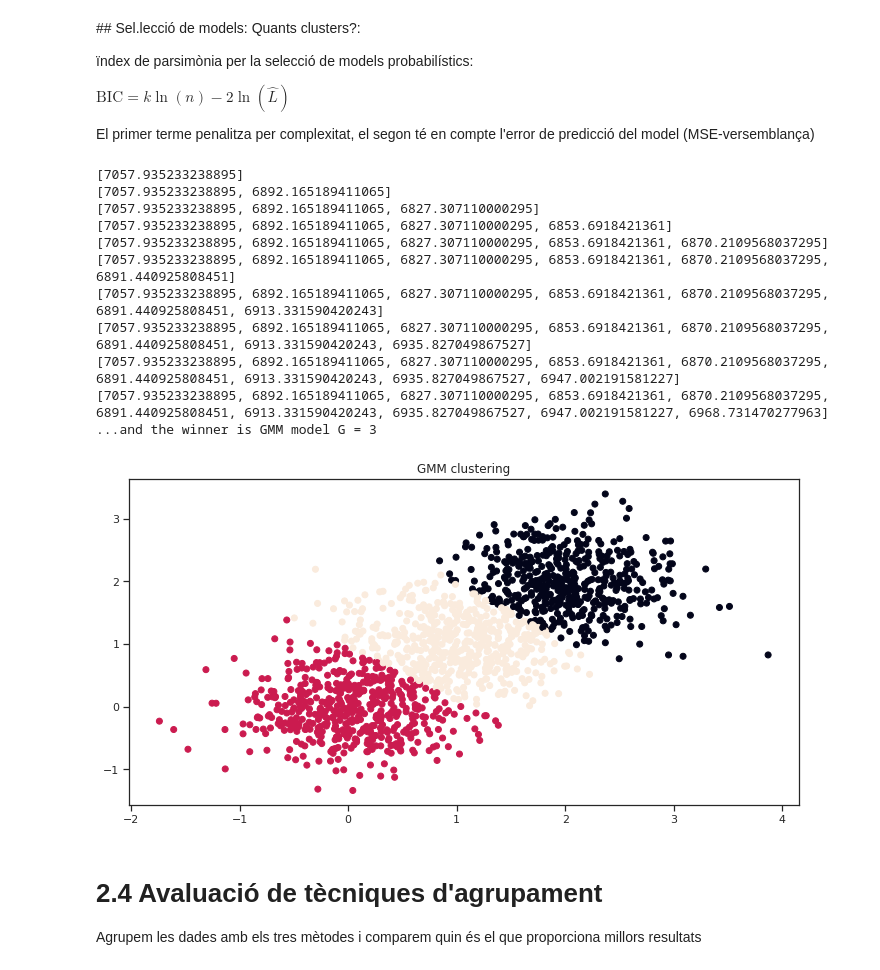
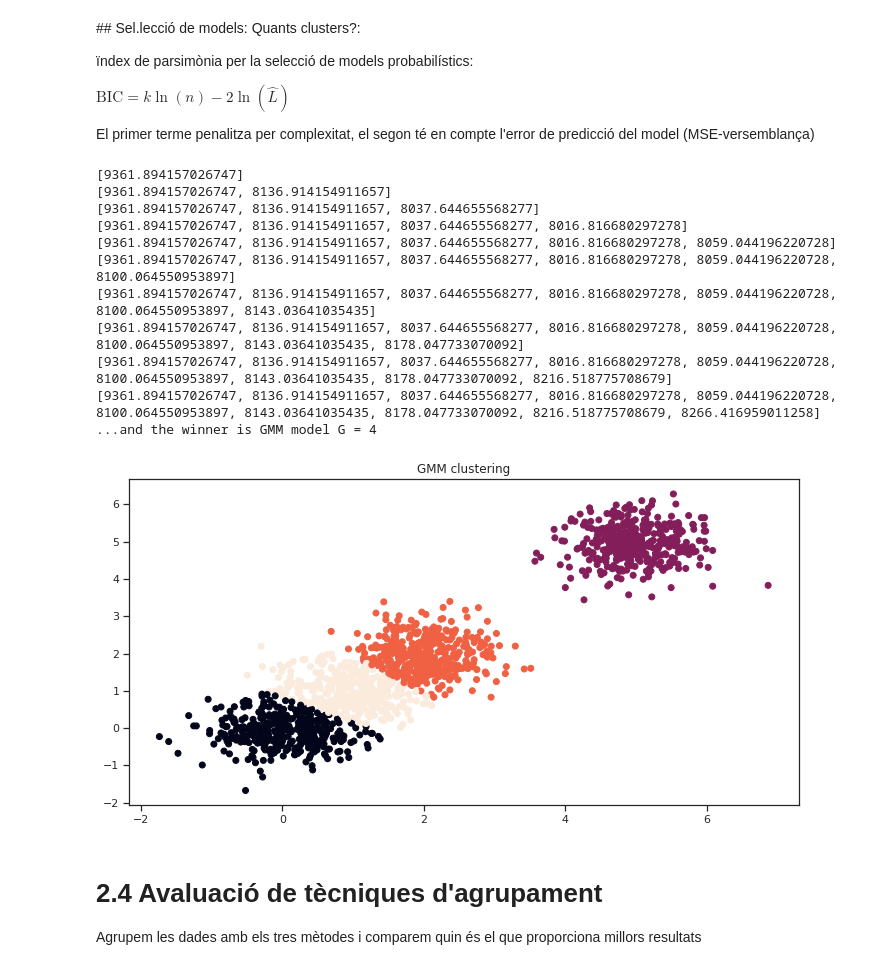
Before and after one commit to raulbenitez/introAI_ICE, a Jupyter notebook: Tema2_Tècniques_d'agrupament.ipynb, the cells around one changed output. Drawn from its saved outputs; the diff is of its cells as text; code cells hidden in the pictures.

```diff
--- a/Tema2_Tècniques_d'agrupament.ipynb
+++ b/Tema2_Tècniques_d'agrupament.ipynb
@@ -334,41 +343,41 @@ El primer terme penalitza per complexitat, el segon té en compte l'error de pre
 # %%
 from sklearn.datasets import make_blobs
 import numpy as np
 
-n_clusters = 3
+n_clusters = 4
 n_samples = 1500
 random_state = 170
-X, y = make_blobs(n_samples=n_samples, centers=[[1,1],[0,0],[2,2]], cluster_std = [0.5,0.5,0.5], n_features=2,random_state=random_state)
+X, y = make_blobs(n_samples=n_samples, centers=[[1,1],[0,0],[2,2],[5,5]], cluster_std = [0.5,0.5,0.5,0.5], n_features=2,random_state=random_state)
 
 NMAX = 10
 bic = []
 for kG in np.arange(1,NMAX+1):
-    gmm = mixture.GaussianMixture(n_components=kG,covariance_type='tied').fit(X)
+    gmm = mixture.GaussianMixture(n_components=kG,covariance_type='full').fit(X)
     bic.append(gmm.bic(X))
     print(bic)
 
 idx_winner = np.argmin(bic)
 print('...and the winner is GMM model G = {}'.format(idx_winner+1))
-gmm = mixture.GaussianMixture(n_components=idx_winner+1,covariance_type='tied').fit(X)
+gmm = mixture.GaussianMixture(n_components=idx_winner+1,covariance_type='full').fit(X)
 
 fig = plt.figure(figsize=(12,6))
 y_pred_gmm = gmm.fit_predict(X)
 plt.scatter(X[:, 0], X[:, 1], c=y_pred_gmm)
 plt.title("GMM clustering")
 plt.show()
 # %% [output]
-[7057.935233238895]
-[7057.935233238895, 6892.165189411065]
-[7057.935233238895, 6892.165189411065, 6827.307110000295]
-[7057.935233238895, 6892.165189411065, 6827.307110000295, 6853.6918421361]
-[7057.935233238895, 6892.165189411065, 6827.307110000295, 6853.6918421361, 6870.2109568037295]
-[7057.935233238895, 6892.165189411065, 6827.307110000295, 6853.6918421361, 6870.2109568037295, 6891.440925808451]
-[7057.935233238895, 6892.165189411065, 6827.307110000295, 6853.6918421361, 6870.2109568037295, 6891.440925808451, 6913.331590420243]
-[7057.935233238895, 6892.165189411065, 6827.307110000295, 6853.6918421361, 6870.2109568037295, 6891.440925808451, 6913.331590420243, 6935.827049867527]
-[7057.935233238895, 6892.165189411065, 6827.307110000295, 6853.6918421361, 6870.2109568037295, 6891.440925808451, 6913.331590420243, 6935.827049867527, 6947.002191581227]
-[7057.935233238895, 6892.165189411065, 6827.307110000295, 6853.6918421361, 6870.2109568037295, 6891.440925808451, 6913.331590420243, 6935.827049867527, 6947.002191581227, 6968.731470277963]
-...and the winner is GMM model G = 3
+[9361.894157026747]
+[9361.894157026747, 8136.914154911657]
+[9361.894157026747, 8136.914154911657, 8037.644655568277]
+[9361.894157026747, 8136.914154911657, 8037.644655568277, 8016.816680297278]
+[9361.894157026747, 8136.914154911657, 8037.644655568277, 8016.816680297278, 8059.044196220728]
+[9361.894157026747, 8136.914154911657, 8037.644655568277, 8016.816680297278, 8059.044196220728, 8100.064550953897]
+[9361.894157026747, 8136.914154911657, 8037.644655568277, 8016.816680297278, 8059.044196220728, 8100.064550953897, 8143.03641035435]
+[9361.894157026747, 8136.914154911657, 8037.644655568277, 8016.816680297278, 8059.044196220728, 8100.064550953897, 8143.03641035435, 8178.047733070092]
+[9361.894157026747, 8136.914154911657, 8037.644655568277, 8016.816680297278, 8059.044196220728, 8100.064550953897, 8143.03641035435, 8178.047733070092, 8216.518775708679]
+[9361.894157026747, 8136.914154911657, 8037.644655568277, 8016.816680297278, 8059.044196220728, 8100.064550953897, 8143.03641035435, 8178.047733070092, 8216.518775708679, 8266.416959011258]
+...and the winner is GMM model G = 4
-[figure, old version]
+[figure, new version]
 # %% [markdown]
 # 2.4 Avaluació de tècniques d'agrupament
 
```
Also changed, not shown: parts of 10 cells of this notebook.
